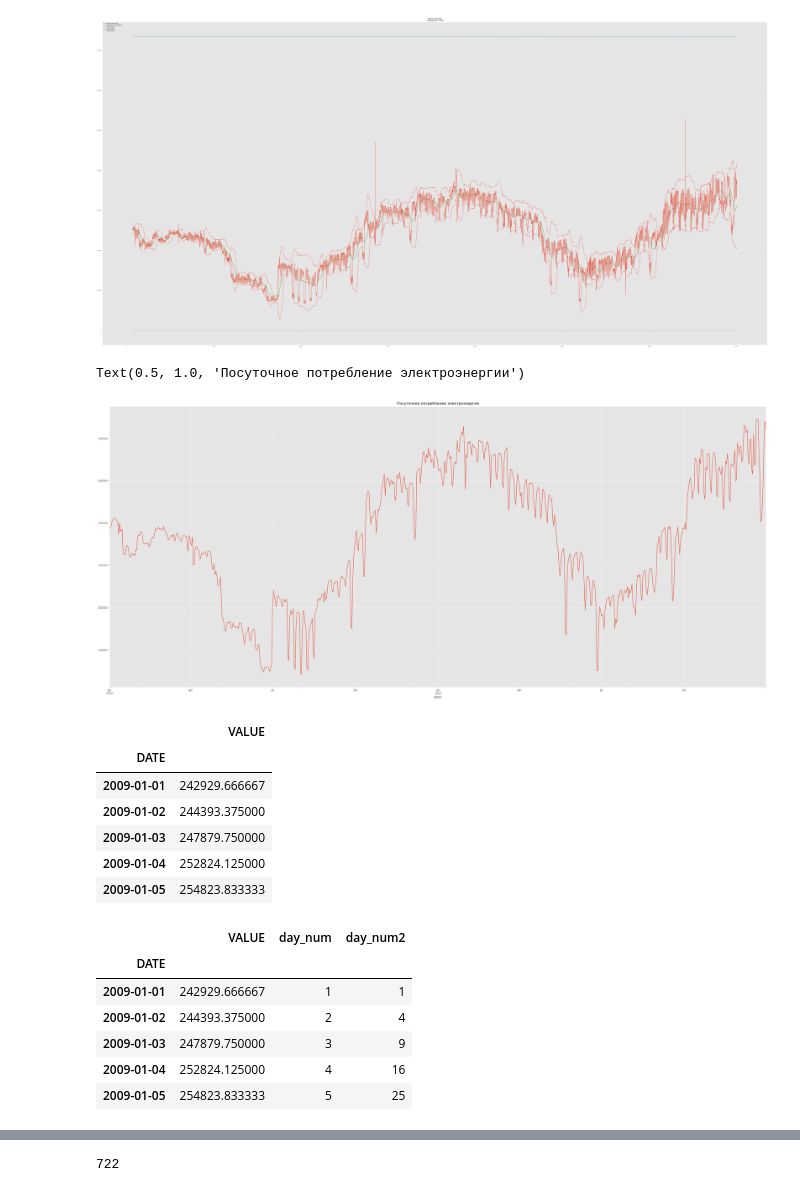
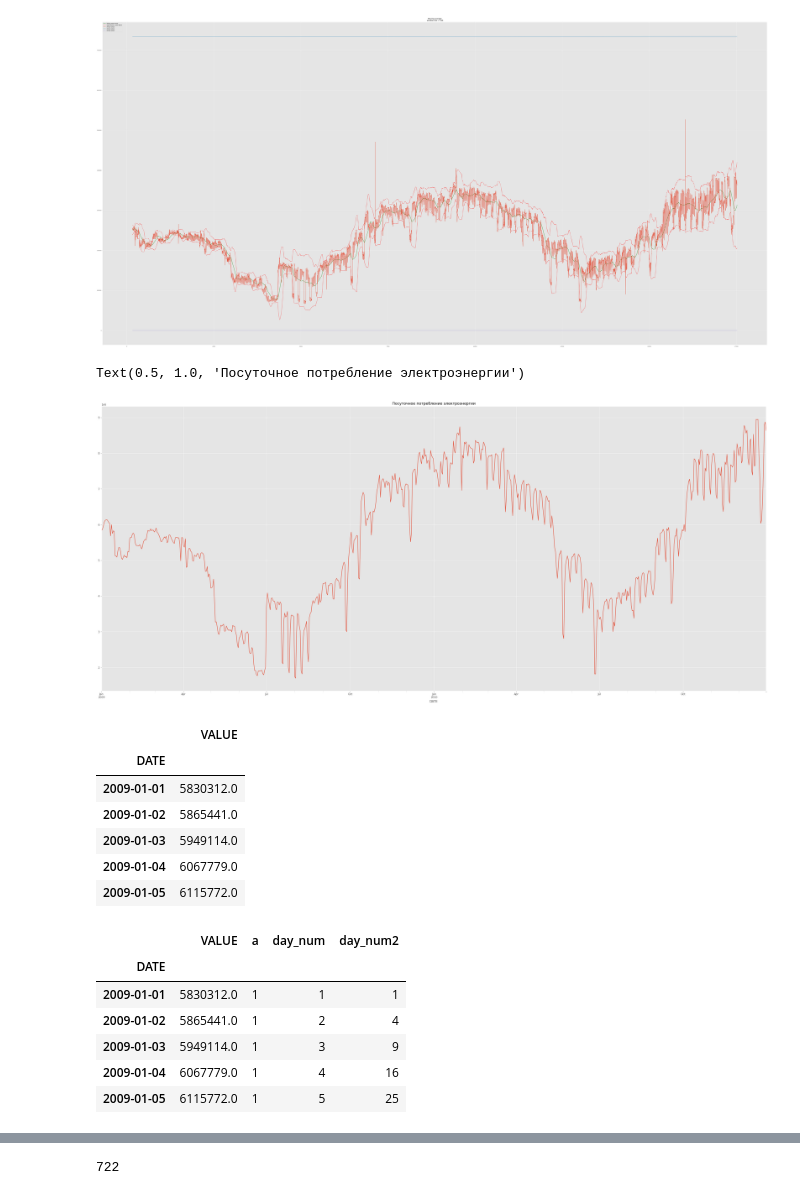
Before and after one commit to egorgsv/data_mining_spbu, a Jupyter notebook: HW9/HW9_time_series.ipynb, the cells around one changed output, grey strips where cells are left out. Drawn from its saved outputs; the diff is of its cells as text; code cells hidden in the pictures.

```diff
--- a/HW9/HW9_time_series.ipynb
+++ b/HW9/HW9_time_series.ipynb
@@ -57,8 +58,8 @@ Text(0.5, 1.0, 'Поcуточное потребление электроэне
 [figure]
 # %%
 #берём среднее значение за каждый день
-new_df = df[['DATE', 'VALUE']].groupby('DATE').mean().sort_values(by = 'DATE')
-new_df.head()
+new_df = df[['DATE', 'VALUE']].groupby('DATE').sum().sort_values(by = 'DATE')
+new_df.head(10)
 # %% [output]
 |  | VALUE |
 | DATE |  |
@@ -107,37 +115,38 @@ new_df['VALUE'].plot(ax=ax1)
 ax1.set_title(u'Поcуточное потребление электроэнергии')
 # %% [output]
 Text(0.5, 1.0, 'Поcуточное потребление электроэнергии')
-[figure, old version]
+[figure, new version]
 # %%
 df_day = new_df.copy()
 df_day.head()
 # %% [output]
 |  | VALUE |
 | DATE |  |
-| 2009-01-01 | 242929.666667 |
-| 2009-01-02 | 244393.375000 |
-| 2009-01-03 | 247879.750000 |
-| 2009-01-04 | 252824.125000 |
-| 2009-01-05 | 254823.833333 |
+| 2009-01-01 | 5830312.0 |
+| 2009-01-02 | 5865441.0 |
+| 2009-01-03 | 5949114.0 |
+| 2009-01-04 | 6067779.0 |
+| 2009-01-05 | 6115772.0 |
 # %%
+df_day['a'] = 1
 df_day['day_num'] = range(1, len(new_df) + 1)
 df_day['day_num2'] = df_day['day_num']**2
 #df_day['day_num3'] = df_day['day_num']**3
 #df_day['day_num4'] = df_day['day_num']**4
 #df_day['day_num5'] = df_day['day_num']**5
 #df_day['day_num6'] = df_day['day_num']**6
 #df_day['day_num7'] = df_day['day_num']**7
 #df_day["Month"] = df_day.index.month
 #df_day["Weekday"] = df_day.index.weekday
 #df_day['is_weekend'] = df_day.index.weekday.isin([5,6])*1
 df_day.head()
 # %% [output]
-|  | VALUE | day_num | day_num2 |
-| DATE |  |  |  |
-| 2009-01-01 | 242929.666667 | 1 | 1 |
-| 2009-01-02 | 244393.375000 | 2 | 4 |
-| 2009-01-03 | 247879.750000 | 3 | 9 |
-| 2009-01-04 | 252824.125000 | 4 | 16 |
-| 2009-01-05 | 254823.833333 | 5 | 25 |
+|  | VALUE | a | day_num | day_num2 |
+| DATE |  |  |  |  |
+| 2009-01-01 | 5830312.0 | 1 | 1 | 1 |
+| 2009-01-02 | 5865441.0 | 1 | 2 | 4 |
+| 2009-01-03 | 5949114.0 | 1 | 3 | 9 |
+| 2009-01-04 | 6067779.0 | 1 | 4 | 16 |
+| 2009-01-05 | 6115772.0 | 1 | 5 | 25 |
 # %%
 #добавляем столбцы с днями
```
Also changed, not shown: parts of 18 cells of this notebook.
